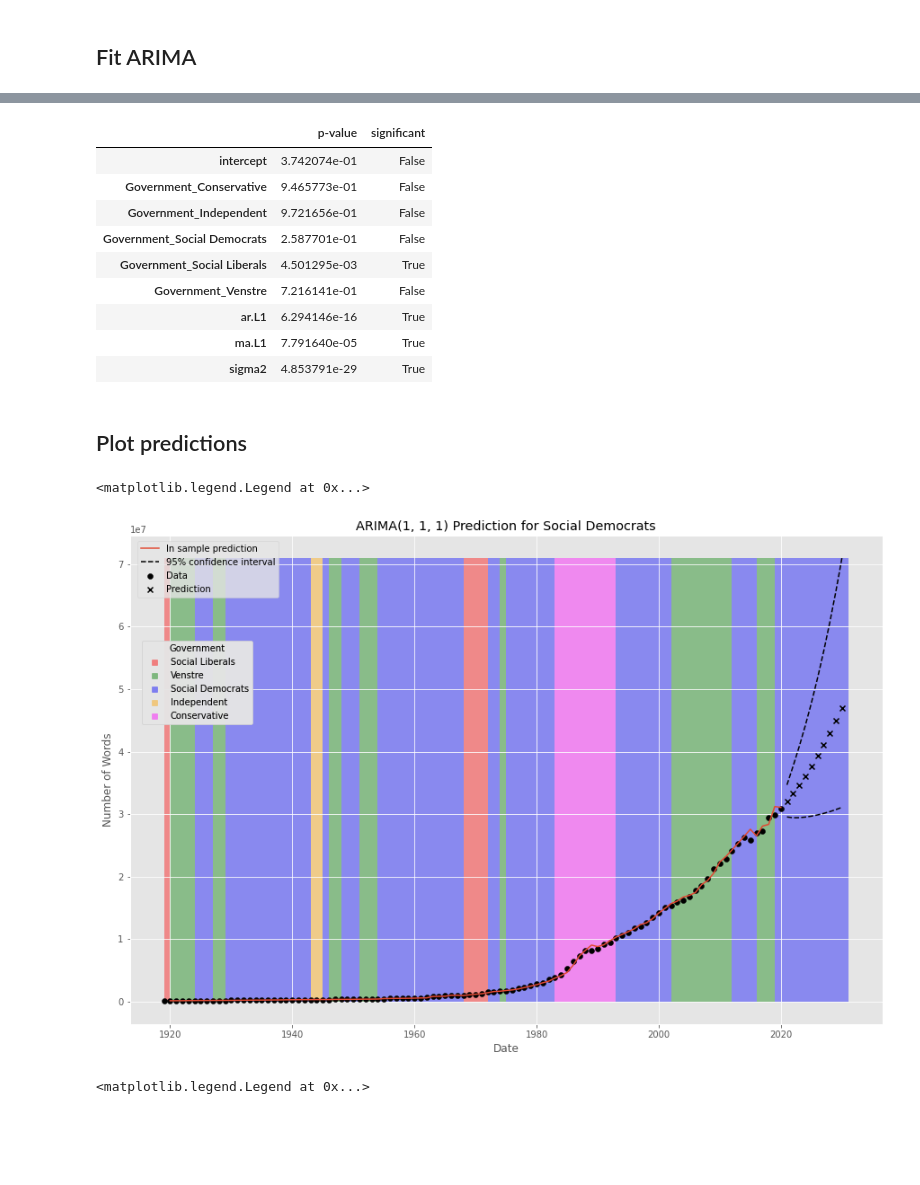
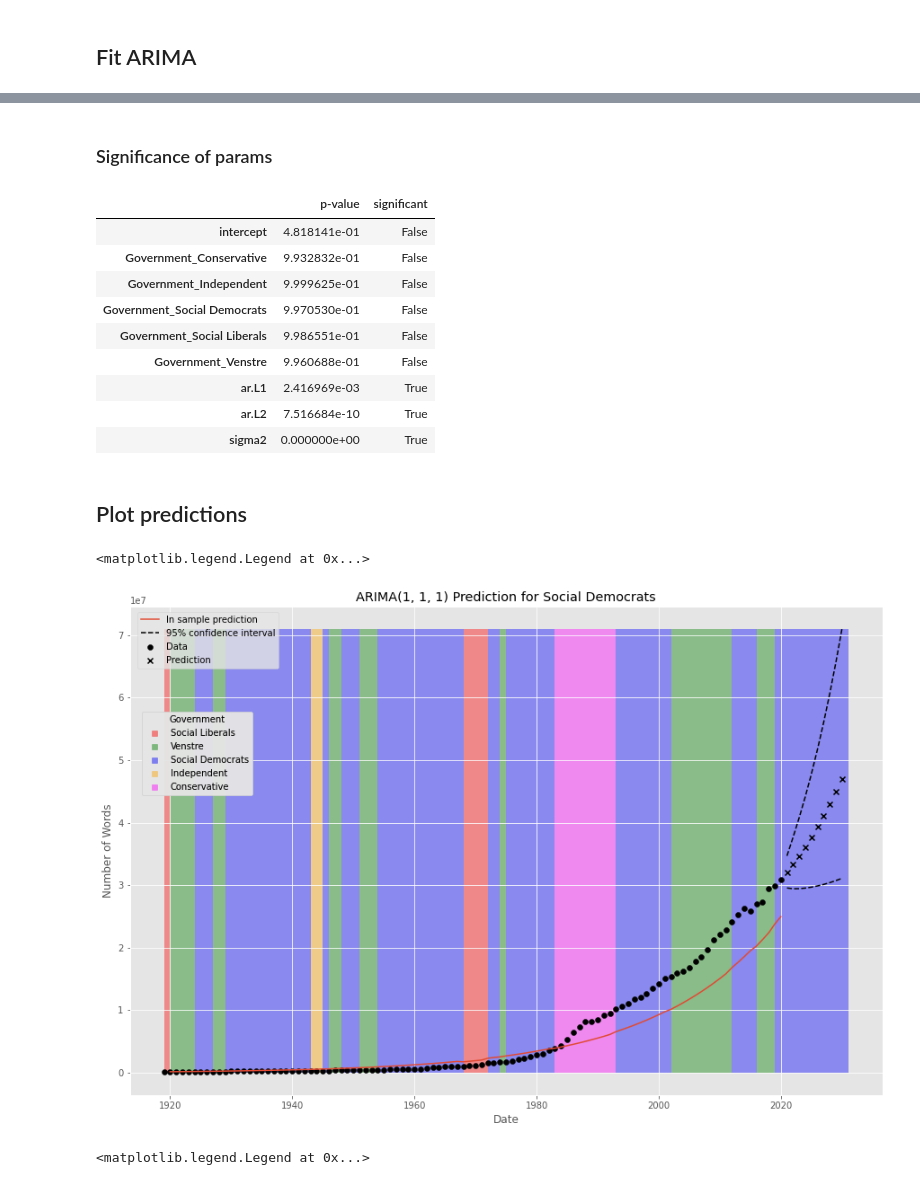
Before and after one commit to s183920/02417_TimeSeriesAnalysis, a Jupyter notebook: Assignment3/marima.ipynb, the cells around one changed output, grey strips where cells are left out. Drawn from its saved outputs; the diff is of its cells as text; code cells hidden in the pictures; blank space fills up the shorter version.

```diff
--- a/Assignment3/marima.ipynb
+++ b/Assignment3/marima.ipynb
@@ -51,7 +53,7 @@ warnings.filterwarnings("ignore")
 # Fit auto_arima function
 model = auto_arima(np.log(data['NumberWords']), start_p = 1, start_q = 1,
                           max_p = 3, max_q = 3, max_d = 2,
-                          d = 1, trace = True,
+                          d = None, trace = True,
                           error_action ='ignore',   # we don't want to know if an order does not work
                           suppress_warnings = True,  # we don't want convergence warnings
                           stepwise = True, # set to stepwise
@@ -104,16 +146,18 @@ Warnings:
+# %% [markdown]
+### Significance of params
 # %%
 pd.DataFrame({"p-value":model.pvalues(), "significant" : model.pvalues() < 0.05})
 # %% [output]
 |  | p-value | significant |
-| intercept | 3.742074e-01 | False |
-| Government_Conservative | 9.465773e-01 | False |
-| Government_Independent | 9.721656e-01 | False |
-| Government_Social Democrats | 2.587701e-01 | False |
-| Government_Social Liberals | 4.501295e-03 | True |
-| Government_Venstre | 7.216141e-01 | False |
-| ar.L1 | 6.294146e-16 | True |
-| ma.L1 | 7.791640e-05 | True |
-| sigma2 | 4.853791e-29 | True |
+| intercept | 4.818141e-01 | False |
+| Government_Conservative | 9.932832e-01 | False |
+| Government_Independent | 9.999625e-01 | False |
+| Government_Social Democrats | 9.970530e-01 | False |
+| Government_Social Liberals | 9.986551e-01 | False |
+| Government_Venstre | 9.960688e-01 | False |
+| ar.L1 | 2.416969e-03 | True |
+| ar.L2 | 7.516684e-10 | True |
+| sigma2 | 0.000000e+00 | True |
 # %% [markdown]
 ## Plot predictions
 # %%
@@ -134,35 +178,35 @@ dates = np.arange(len(data.NumberWords)) + data.Date.min()
 fig, ax = plt.subplots(figsize = (15,10))
 
 # set color rectangles to show government
 col = ["red", "green", "blue", "orange", "magenta"]
 gov_color = {gov : col[i] for i, gov in enumerate(government.unique())}
 h = max(data.NumberWords.max(), preds.max(), pred_int.max())
 
 for i in range(len(dates)):
     ax.add_patch(Rectangle((dates[i],0), 1, h, alpha=0.4, color = gov_color[government[i]], lw = 0, zorder = 0))
 
 for i in range(len(preds)):
     ax.add_patch(Rectangle((dates[-1]+i+1,0), 1, h, alpha=0.4, color = gov_color[future_gov], lw = 0, zorder = 0))
 
 ax.scatter(dates, data.NumberWords, label = "Data", zorder = 1, color = "black")
-ax.plot(dates[1:], np.exp(model.predict_in_sample(data[reg_cols][1:], start = 1)), label = "In sample prediction", zorder = 2)
+ax.plot(dates[1:], np.exp(model.predict_in_sample(data[reg_cols][1:], start = 1, dynamic = False)), label = "In sample prediction", zorder = 2)
 ax.scatter(dates[-1]+np.arange(1, n_steps+1), preds, label = "Prediction", zorder = 1, color = "black", marker = "x")
 ax.plot(dates[-1]+np.arange(1, n_steps+1), pred_int[:, 0], label = "95% confidence interval", color = "black", linestyle = "--")
 ax.plot(dates[-1]+np.arange(1, n_steps+1), pred_int[:, 1], color = "black", linestyle = "--")
 # ax.vlines(dates[-1]+.5, 0, h, color = "black", linestyles = "dashed")
 ax.set_ylabel("Number of Words")
 ax.set_xlabel("Date")
 ax.set_title(f"ARIMA{model.get_params().get('order')} Prediction for {future_gov}")
 # ax.legend()
 ax.legend(bbox_to_anchor=(0.01, 0.99), loc=2, borderaxespad=0.)
 ax.add_artist(ax.get_legend())
 # ax.scatter(0,0, label ="test")
 # ax.legend()
 ax.add_artist(plt.legend(handles = [plt.scatter(x = None, y = None, alpha =.4, label=gov, color = gov_color[gov], marker="s") for gov in gov_color.keys()],
             loc = "center left", title = "Government", bbox_to_anchor = (0.01, 0.7)))
 # %% [output]
 <matplotlib.legend.Legend at 0x...>
-[figure, old version]
+[figure, new version]
 # %%
 n_steps = 10
 
```
Also changed, not shown: parts of 6 cells of this notebook.
